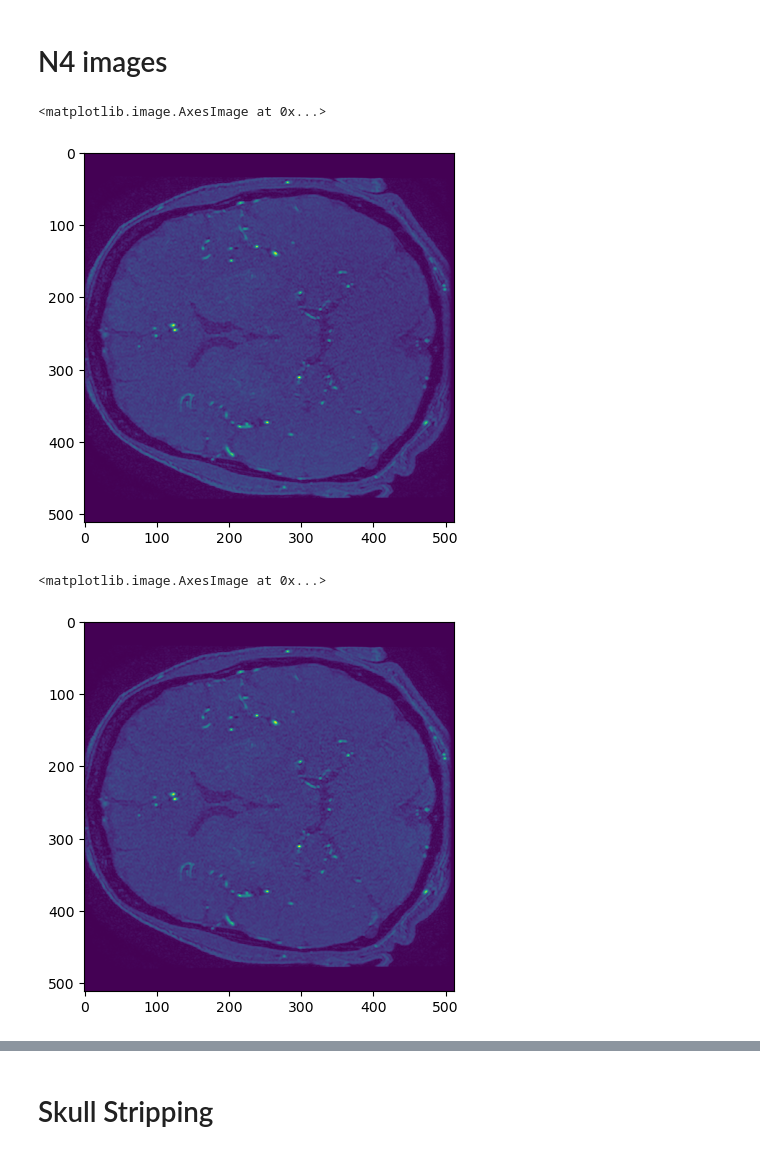
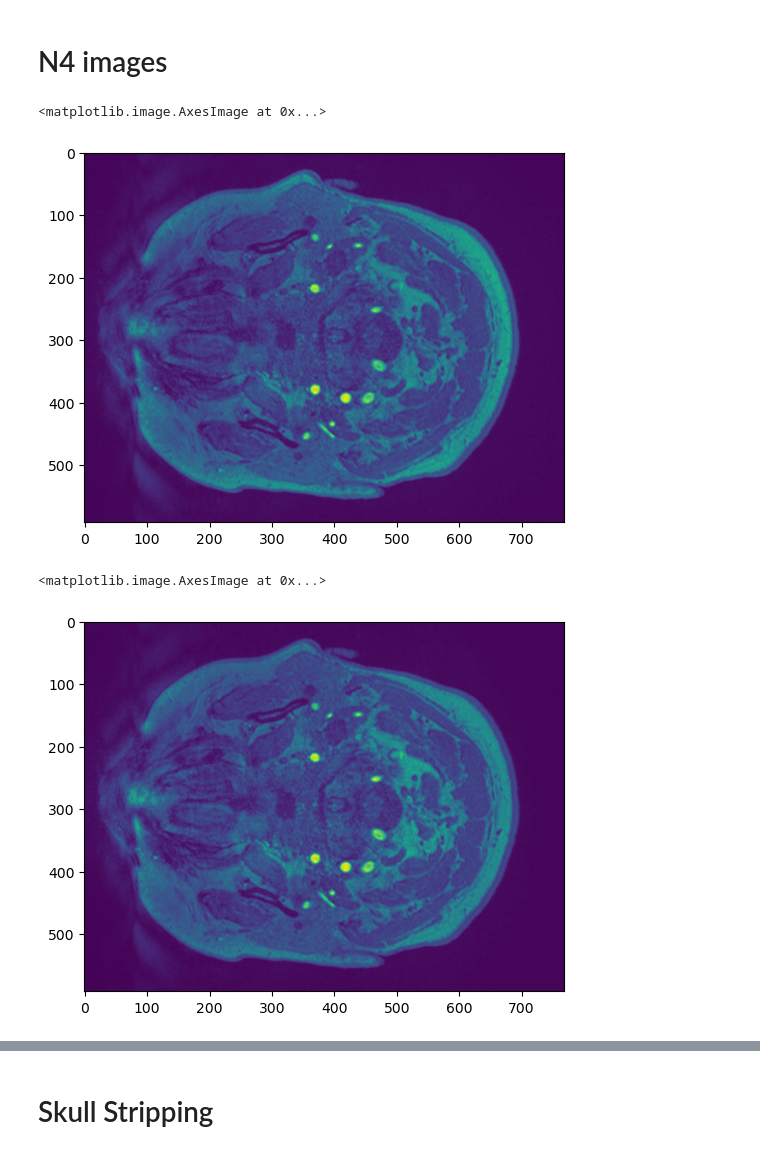
Before and after one commit to JdbermeoUZH/UIASegmentation, a Jupyter notebook: jp_notebooks/Image Viewing.ipynb, the cells around one changed output, grey strips where cells are left out. Drawn from its saved outputs; the diff is of its cells as text; code cells hidden in the pictures.

```diff
--- a/jp_notebooks/Image Viewing.ipynb
+++ b/jp_notebooks/Image Viewing.ipynb
@@ -19,0 +46,4 @@ ModuleNotFoundError: No module named 'itk'
+# %%
+img_init1         = nib.load(path_to_init_img)
+img_init2         = nib.load(path_to_cropped_img)
+img_seg           = nib.load(path_to_seg_crop_img)
@@ -20,5 +75,10 @@ ModuleNotFoundError: No module named 'itk'
 # %% [markdown]
 # N4 images
 # %%
-path_to_init_img = '/scratch/kvergopoulos/SemesterProject/datasets/USZ_BrainArtery_updated/02053152-MCA-rechts-NEW/02053152-mca-rechts-new_tof.nii.gz'
-img_init         = nib.load(path_to_init_img)
+path_to_n4_folder_sh4 = '/scratch/kvergopoulos/SemesterProject/intermediate_results/images_intermediate_folder/n4_corrected_sh4'
+path_to_logbias_sh4   = '/scratch/kvergopoulos/SemesterProject/intermediate_results/n4_log_bias_sh4'
+subject_name          = '02014629_ko_mca'
+
+init_image        = os.path.join(path_to_n4_folder_sh4, subject_name + '_tof.nii.gz')
+img_n4_sh4        = os.path.join(path_to_n4_folder_sh4, subject_name + '_mask.nii.gz')
+img_log_bias_sh4  = os.path.join(path_to_logbias_sh4, 'n4_bias_'+subject_name + '_4.npy')
@@ -37,19 +85,14 @@ log_bias_name = 'n4_bias_02053152-mca-rechts-new.npy'
-# %%
-log_bias_field_sh1 = np.load(os.path.join(path_to_logbias_sh1, log_bias_name))
-img_sh1            = nib.load(os.path.join(path_to_n4_corr_sh1, subject_name))
-
-log_bias_field_sh2 = np.load(os.path.join(path_to_logbias_sh2, log_bias_name))
-img_sh2            = nib.load(os.path.join(path_to_n4_corr_sh2, subject_name))
-
-log_bias_field_sh4 = np.load(os.path.join(path_to_logbias_sh4, log_bias_name))
-img_sh4            = nib.load(os.path.join(path_to_n4_corr_sh4, subject_name))
+# %%
+log_bias_field_sh4 = np.load(img_log_bias_sh4)
+img_sh4            = nib.load(img_n4_sh4)
+img_init           = nib.load(init_image)
 # %%
-plt.imshow(img_init.get_fdata()[:,:,76])
+plt.imshow(img_init.get_fdata()[:,:,0])
 # %% [output]
 <matplotlib.image.AxesImage at 0x...>
-[figure, old version]
+[figure, new version]
 # %%
-plt.imshow(img_sh1.get_fdata()[:,:,76])
+plt.imshow(img_sh4.get_fdata()[:,:,0])
 # %% [output]
 <matplotlib.image.AxesImage at 0x...>
-[figure, old version]
+[figure, new version]
```
Also changed, not shown: parts of 37 cells of this notebook, 6 other files.
